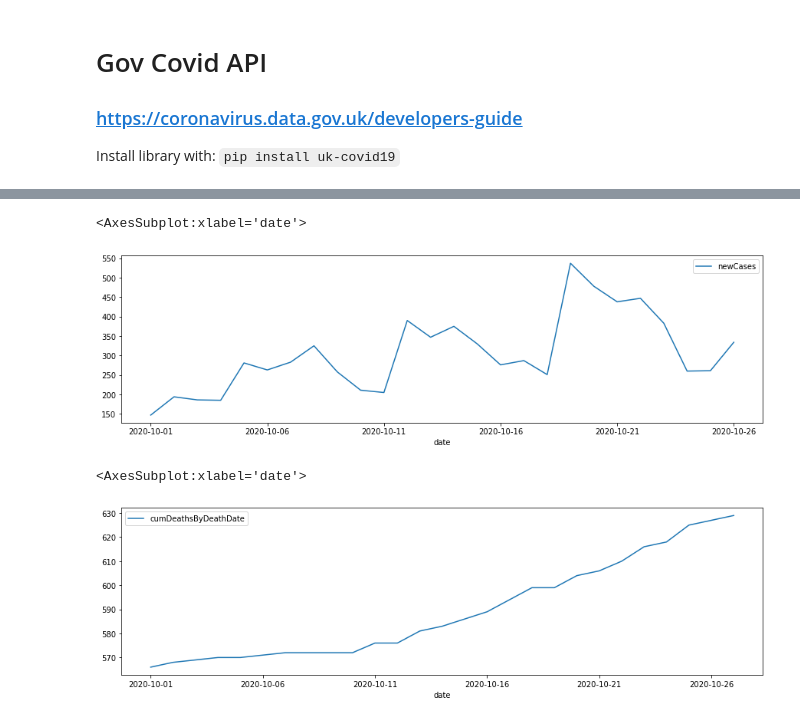
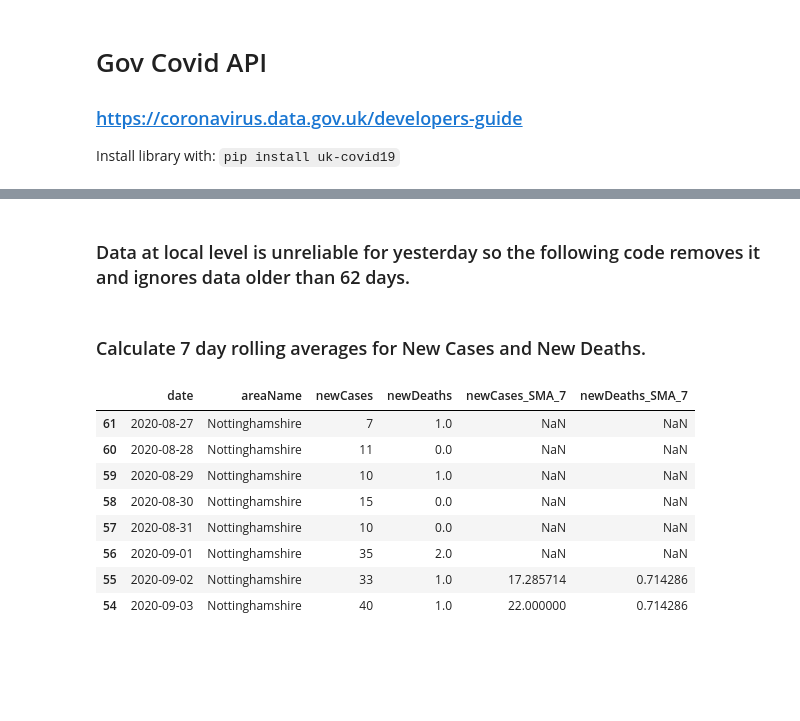
Before and after one commit to bcdobbs/Covid19, a Jupyter notebook: RushcliffeCV19Data.ipynb, the cells around one changed output, grey strips where cells are left out. Cells and saved outputs as stored; diff of their text form; code cells hidden in the pictures; blank space fills up the shorter version.

```diff
--- a/RushcliffeCV19Data.ipynb
+++ b/RushcliffeCV19Data.ipynb
@@ -88,10 +38,2 @@ df.plot(figsize=(15,4), x="date", y="cumCases", kind="line")
-# %%
-df.plot(figsize=(15,4), x="date", y="newCases", kind="line")
-# %% [output]
-<AxesSubplot:xlabel='date'>
-[figure, removed]
-# %%
-df.plot(figsize=(15,4), x="date", y="cumDeathsByDeathDate", kind="line")
-# %% [output]
-<AxesSubplot:xlabel='date'>
-[figure, removed]
+# %% [markdown]
+### Data at local level is unreliable for yesterday so the following code removes it and ignores data older than 62 days.
@@ -97,0 +52,17 @@ df.plot(figsize=(15,4), x="date", y="cumDeathsByDeathDate", kind="line")
+# %% [markdown]
+### Calculate 7 day rolling averages for New Cases and New Deaths.
+# %%
+df['newCases_SMA_7'] = df["newCases"].rolling(window=7).mean()
+df['newDeaths_SMA_7'] = df["newDeaths"].rolling(window=7).mean()
+
+df.head(8)
+# %% [output]
+|  | date | areaName | newCases | newDeaths | newCases_SMA_7 | newDeaths_SMA_7 |
+| 61 | 2020-08-27 | Nottinghamshire | 7 | 1.0 | NaN | NaN |
+| 60 | 2020-08-28 | Nottinghamshire | 11 | 0.0 | NaN | NaN |
+| 59 | 2020-08-29 | Nottinghamshire | 10 | 1.0 | NaN | NaN |
+| 58 | 2020-08-30 | Nottinghamshire | 15 | 0.0 | NaN | NaN |
+| 57 | 2020-08-31 | Nottinghamshire | 10 | 0.0 | NaN | NaN |
+| 56 | 2020-09-01 | Nottinghamshire | 35 | 2.0 | NaN | NaN |
+| 55 | 2020-09-02 | Nottinghamshire | 33 | 1.0 | 17.285714 | 0.714286 |
+| 54 | 2020-09-03 | Nottinghamshire | 40 | 1.0 | 22.000000 | 0.714286 |
```
Also changed, not shown: parts of 8 cells of this notebook.
